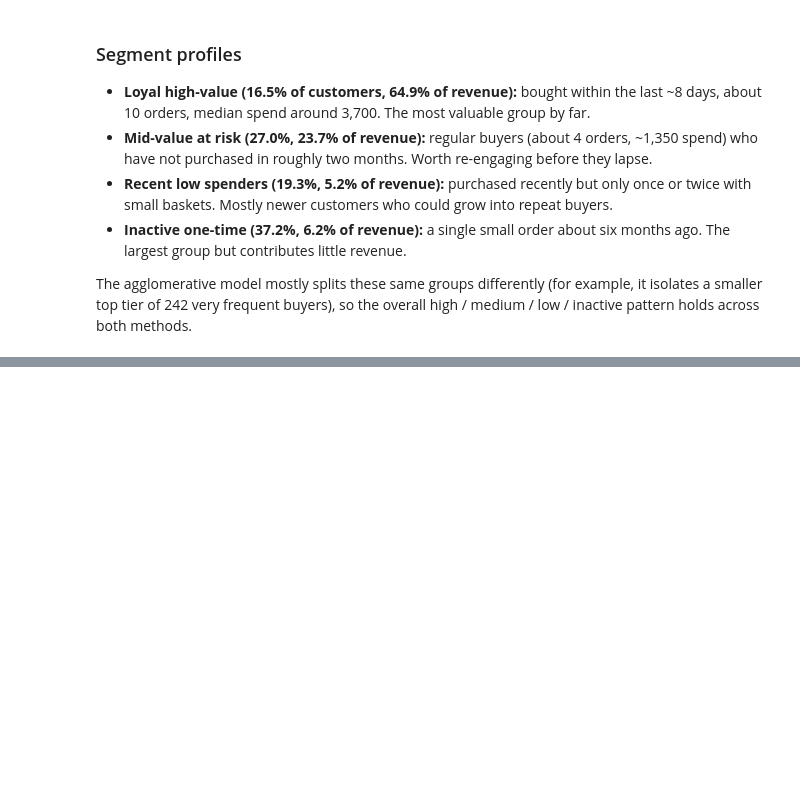
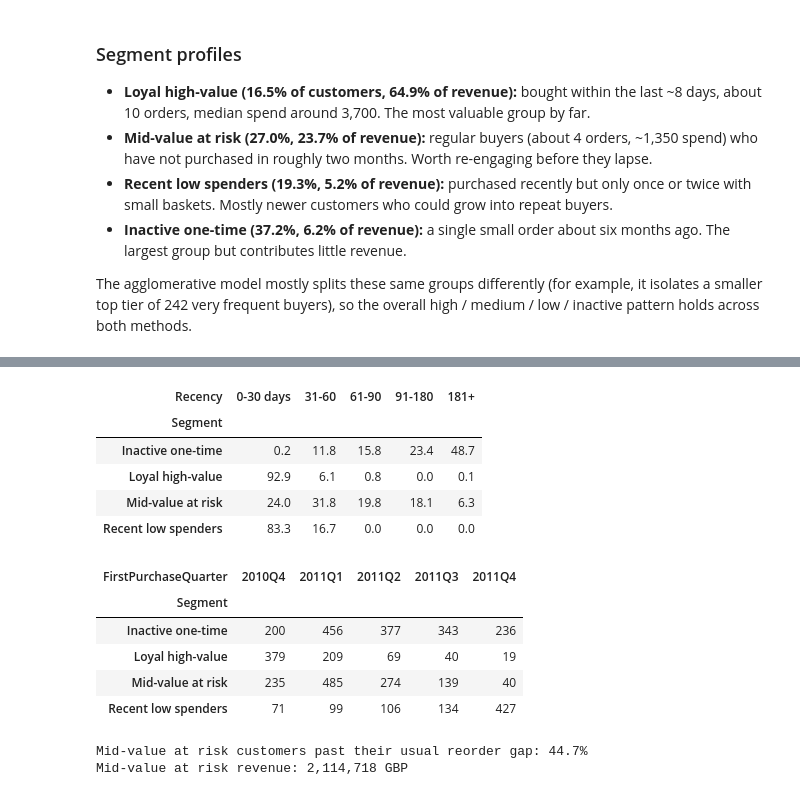
Before and after one commit to HammaadAlam/3730-Customer-Segmentation, a Jupyter notebook: preprocessing.ipynb, the cells around one changed output, grey strips where cells are left out. Saved outputs shown, nothing was run; the diff lists cells and outputs as text; code cells hidden in the pictures; blank space fills up the shorter version.

```diff
--- a/preprocessing.ipynb
+++ b/preprocessing.ipynb
@@ -655,0 +701,37 @@ The agglomerative model mostly splits these same groups differently (for example
+# %%
+# How long since each segment's customers last bought (row percentages)
+recency_bins = pd.cut(
+    rfm_df["Recency"],
+    bins=[0, 30, 60, 90, 180, 400],
+    labels=["0-30 days", "31-60", "61-90", "91-180", "181+"],
+)
+recency_mix = pd.crosstab(rfm_df["Segment"], recency_bins, normalize="index") * 100
+display(recency_mix.round(1))
+
+# When each segment's customers made their first purchase
+first_purchase = segment_tx.groupby("CustomerID")["InvoiceDate"].min().dt.to_period("Q")
+first_quarter_mix = pd.crosstab(rfm_df["Segment"], rfm_df["CustomerID"].map(first_purchase).rename("FirstPurchaseQuarter"))
+display(first_quarter_mix)
+
+# Mid-value at risk: share of customers who have gone longer than their own usual gap between orders
+usual_gap = invoices.groupby("CustomerID")["DaysSincePrevOrder"].median()
+at_risk = rfm_df[rfm_df["Segment"] == "Mid-value at risk"].copy()
+at_risk["UsualGap"] = at_risk["CustomerID"].map(usual_gap)
+overdue_pct = (at_risk["Recency"] > at_risk["UsualGap"]).mean() * 100
+print(f"Mid-value at risk customers past their usual reorder gap: {overdue_pct:.1f}%")
+print(f"Mid-value at risk revenue: {at_risk['Monetary'].sum():,.0f} GBP")
+# %% [output]
+| Recency | 0-30 days | 31-60 | 61-90 | 91-180 | 181+ |
+| Segment |  |  |  |  |  |
+| Inactive one-time | 0.2 | 11.8 | 15.8 | 23.4 | 48.7 |
+| Loyal high-value | 92.9 | 6.1 | 0.8 | 0.0 | 0.1 |
+| Mid-value at risk | 24.0 | 31.8 | 19.8 | 18.1 | 6.3 |
+| Recent low spenders | 83.3 | 16.7 | 0.0 | 0.0 | 0.0 |
+| FirstPurchaseQuarter | 2010Q4 | 2011Q1 | 2011Q2 | 2011Q3 | 2011Q4 |
+| Segment |  |  |  |  |  |
+| Inactive one-time | 200 | 456 | 377 | 343 | 236 |
+| Loyal high-value | 379 | 209 | 69 | 40 | 19 |
+| Mid-value at risk | 235 | 485 | 274 | 139 | 40 |
+| Recent low spenders | 71 | 99 | 106 | 134 | 427 |
+Mid-value at risk customers past their usual reorder gap: 44.7%
+Mid-value at risk revenue: 2,114,718 GBP
```
Also changed, not shown: parts of 5 cells of this notebook.
